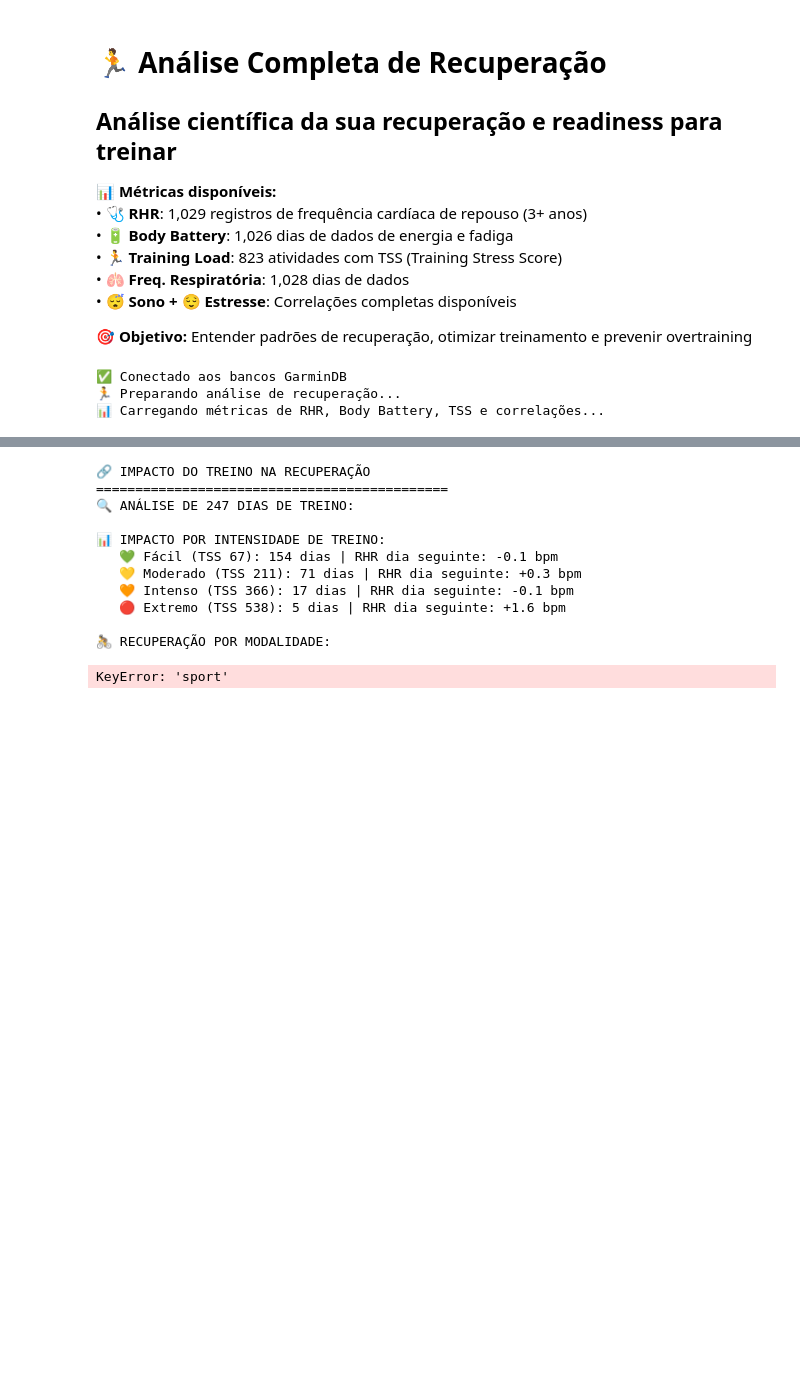
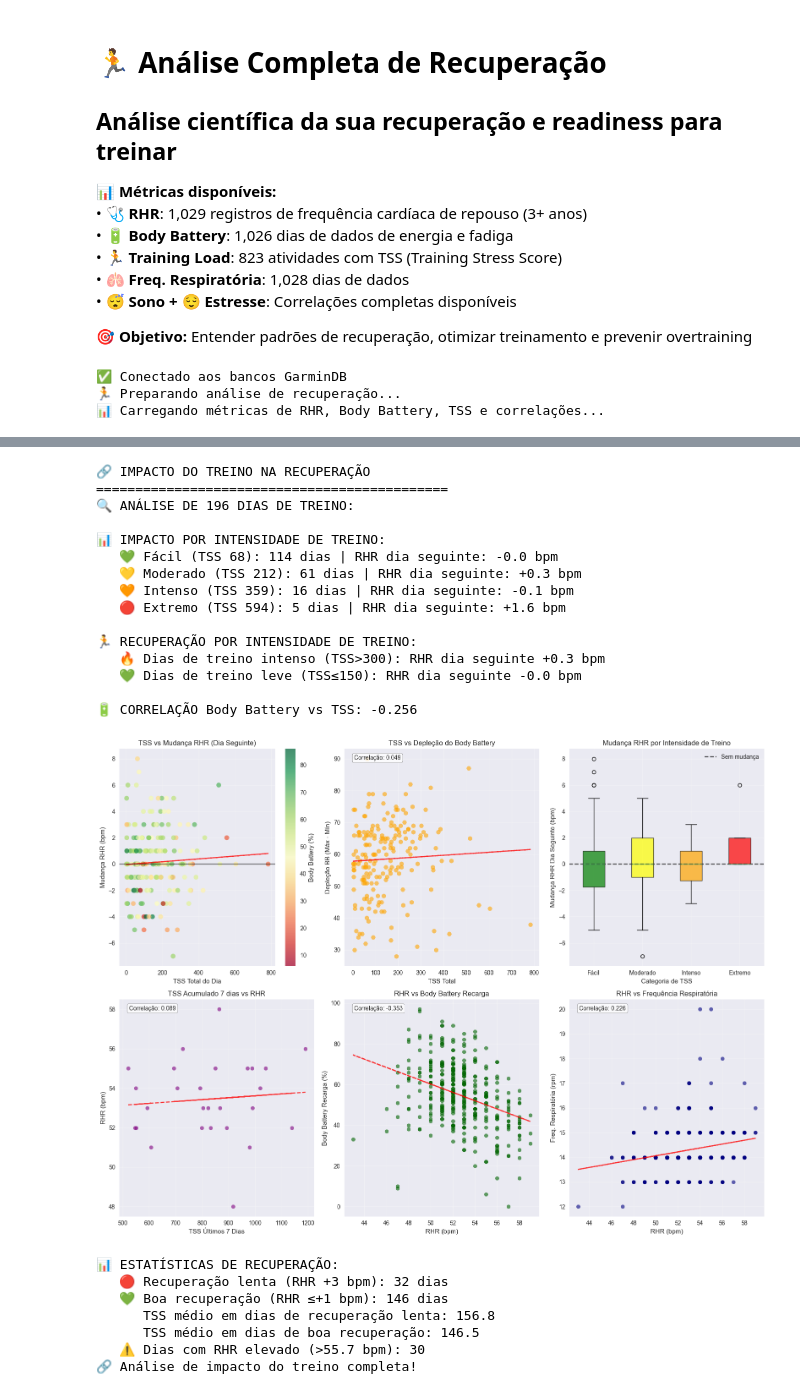
Before and after one commit to pmdusso/GarminDB, a Jupyter notebook: Jupyter/custom_recovery_analysis.ipynb, the cells around one changed output, grey strips where cells are left out. Saved outputs shown, nothing was run; the diff lists cells and outputs as text; code cells hidden in the pictures; blank space fills up the shorter version.

```diff
--- a/Jupyter/custom_recovery_analysis.ipynb
+++ b/Jupyter/custom_recovery_analysis.ipynb
@@ -596,7 +598,7 @@ if len(training_days) > 0:
     valid_changes = [changes for changes in recovery_changes if len(changes) > 0]
 
     if len(valid_changes) > 0:
-        box_plot = plt.boxplot(valid_changes, labels=valid_cats, patch_artist=True)
+        box_plot = plt.boxplot(valid_changes, tick_labels=valid_cats, patch_artist=True)
         colors = ['green', 'yellow', 'orange', 'red'][:len(valid_changes)]
         for patch, color in zip(box_plot['boxes'], colors):
             patch.set_facecolor(color)
@@ -683,40 +685,51 @@ if len(rr_rhr_data) > 0:
 plt.tight_layout()
 plt.show()
 
 # Análise estatística de recuperação
 print(f"\n📊 ESTATÍSTICAS DE RECUPERAÇÃO:")
 if len(training_days) > 0:
     # Dias onde RHR aumentou significativamente (+3 bpm ou mais)
     poor_recovery = training_days[training_days['rhr_change_next'] >= 3]
     good_recovery = training_days[training_days['rhr_change_next'] <= 1]
 
     print(f"   🔴 Recuperação lenta (RHR +3 bpm): {len(poor_recovery)} dias")
     print(f"   💚 Boa recuperação (RHR ≤+1 bpm): {len(good_recovery)} dias")
 
     if len(poor_recovery) > 0:
         print(f"      TSS médio em dias de recuperação lenta: {poor_recovery['tss_total'].mean():.1f}")
     if len(good_recovery) > 0:
         print(f"      TSS médio em dias de boa recuperação: {good_recovery['tss_total'].mean():.1f}")
 
     # Tempo médio de recuperação
     recovery_threshold = avg_rhr + 3  # RHR baseline + 3 bpm como "elevado"
     elevated_rhr_days = training_days[training_days['resting_heart_rate'] > recovery_threshold]
     print(f"   ⚠️ Dias com RHR elevado (>{recovery_threshold:.1f} bpm): {len(elevated_rhr_days)}")
 
 print("🔗 Análise de impacto do treino completa!")
 # %% [output]
 🔗 IMPACTO DO TREINO NA RECUPERAÇÃO
 =============================================
-🔍 ANÁLISE DE 247 DIAS DE TREINO:
+🔍 ANÁLISE DE 196 DIAS DE TREINO:
 
 📊 IMPACTO POR INTENSIDADE DE TREINO:
-   💚 Fácil (TSS 67): 154 dias | RHR dia seguinte: -0.1 bpm
-   💛 Moderado (TSS 211): 71 dias | RHR dia seguinte: +0.3 bpm
-   🧡 Intenso (TSS 366): 17 dias | RHR dia seguinte: -0.1 bpm
-   🔴 Extremo (TSS 538): 5 dias | RHR dia seguinte: +1.6 bpm
+   💚 Fácil (TSS 68): 114 dias | RHR dia seguinte: -0.0 bpm
+   💛 Moderado (TSS 212): 61 dias | RHR dia seguinte: +0.3 bpm
+   🧡 Intenso (TSS 359): 16 dias | RHR dia seguinte: -0.1 bpm
+   🔴 Extremo (TSS 594): 5 dias | RHR dia seguinte: +1.6 bpm
 
-🚴 RECUPERAÇÃO POR MODALIDADE:
+🏃 RECUPERAÇÃO POR INTENSIDADE DE TREINO:
+   🔥 Dias de treino intenso (TSS>300): RHR dia seguinte +0.3 bpm
+   💚 Dias de treino leve (TSS≤150): RHR dia seguinte -0.0 bpm
+
+🔋 CORRELAÇÃO Body Battery vs TSS: -0.256
+[figure, added]
-KeyError: 'sport'
+📊 ESTATÍSTICAS DE RECUPERAÇÃO:
+   🔴 Recuperação lenta (RHR +3 bpm): 32 dias
+   💚 Boa recuperação (RHR ≤+1 bpm): 146 dias
+      TSS médio em dias de recuperação lenta: 156.8
+      TSS médio em dias de boa recuperação: 146.5
+   ⚠️ Dias com RHR elevado (>55.7 bpm): 30
+🔗 Análise de impacto do treino completa!
 # %%
 # Recovery Score Composto - Métrica Unificada de Recuperação
 print("🎯 RECOVERY SCORE COMPOSTO")
```
Also changed, not shown: parts of 9 cells of this notebook, 17 other files.
